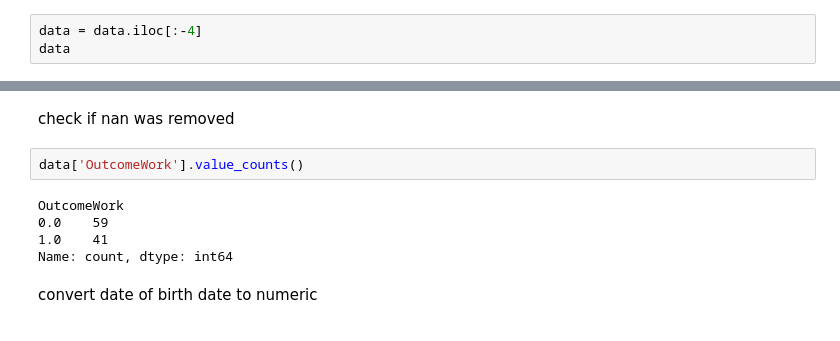
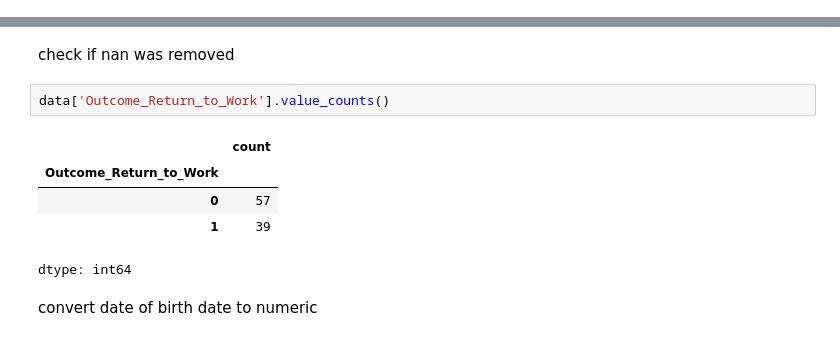
Before and after one commit to Vinichenko123/Group1-Data-Preprocessing, a Jupyter notebook: Group_1_Data_Analysis_and_Engineering_Notebook.ipynb, the cells around one changed output, grey strips where cells are left out. Drawn from its saved outputs; the diff is of its cells as text.

```diff
--- a/Group_1_Data_Analysis_and_Engineering_Notebook.ipynb
+++ b/Group_1_Data_Analysis_and_Engineering_Notebook.ipynb
@@ -141,3 +133,0 @@ get rid of the nan bottom 4 rows
-# %%
-data = data.iloc[:-4]
-data
@@ -159,12 +134,13 @@ data
 # %% [markdown]
 check if nan was removed
 # %%
-data['OutcomeWork'].value_counts()
+data['Outcome_Return_to_Work'].value_counts()
 # %% [output]
+|  | count |
+| Outcome_Return_to_Work |  |
+| 0 | 57 |
+| 1 | 39 |
-OutcomeWork
-0.0    59
-1.0    41
-Name: count, dtype: int64
+dtype: int64
 # %% [markdown]
 convert date of birth date to numeric
 # %%
```
Also changed, not shown: parts of 13 cells of this notebook.
